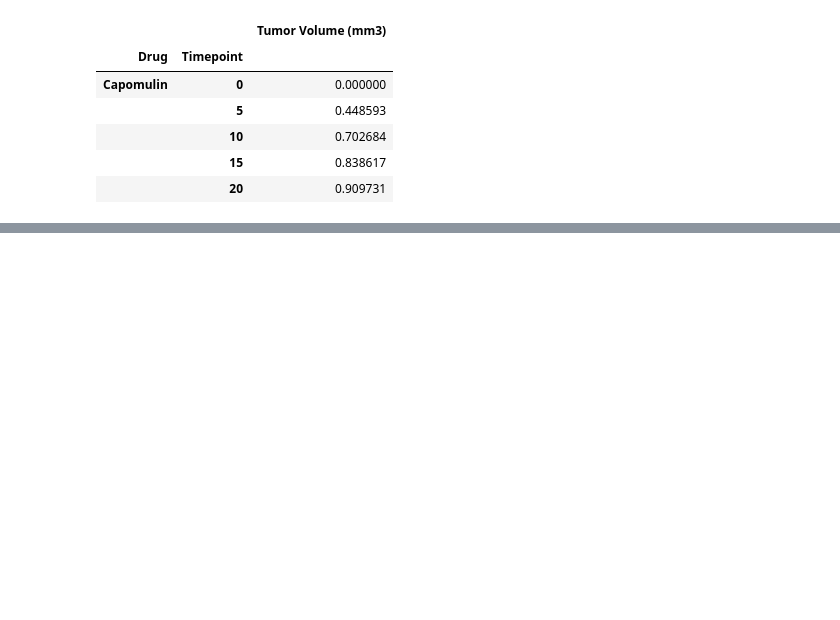
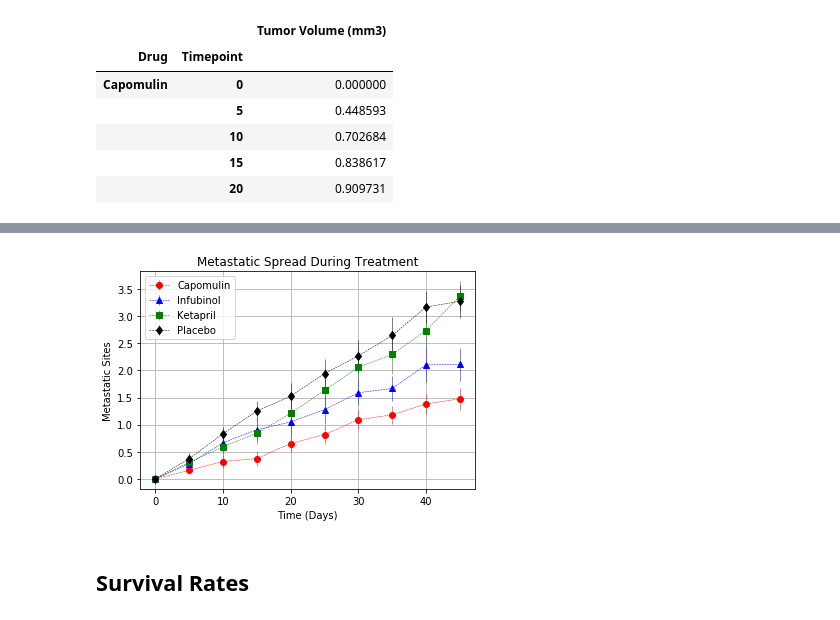
Before and after one commit to jcmachdata/Pymaceuticals, a Jupyter notebook: pymaceuticals.ipynb, the cells around one changed output, grey strips where cells are left out. Saved outputs shown, nothing was run; the diff lists cells and outputs as text; code cells hidden in the pictures; blank space fills up the shorter version.

```diff
--- a/pymaceuticals.ipynb
+++ b/pymaceuticals.ipynb
@@ -93,0 +174,20 @@ stored_sems_df.head()
+# %%
+# Generate the Plot (with Error Bars)
+formats = [('Capomulin','o','red'), ('Infubinol','^','blue'), ('Ketapril','s','green'), ('Placebo','d','black')]
+
+for drug, marker, color in formats:
+    sems_tumor_met = stored_sems_met[drug]
+    plot_treat = plt.errorbar(df_group_met_rf.index, df_group_met_rf[drug], sems_tumor_met, fmt=marker, ls='--', color=color, linewidth=0.5)
+
+plt.title('Metastatic Spread During Treatment')
+plt.xlabel('Time (Days)')
+plt.ylabel('Metastatic Sites')
+plt.legend(loc='best')
+plt.grid()
+
+# Save the Figure
+plt.savefig("Metastatic_Spread.jpg")
+# %% [output]
+[figure, added]
+# %% [markdown]
+## Survival Rates
```
Also changed, not shown: parts of 46 cells of this notebook.
